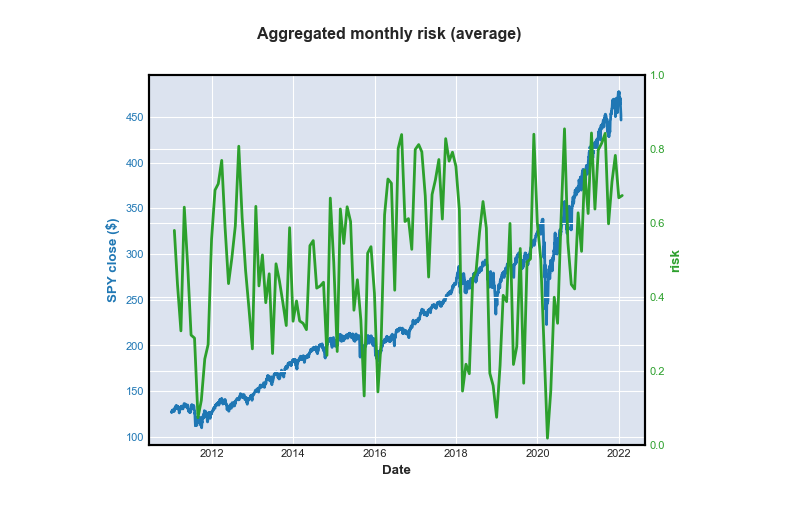
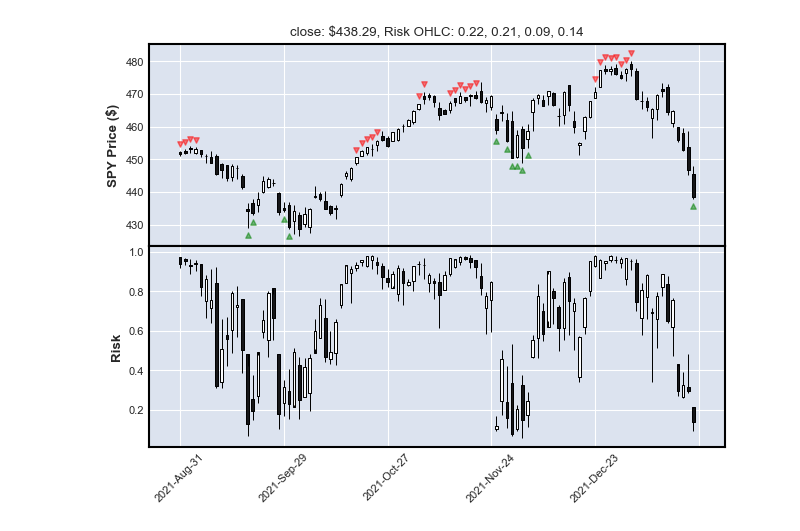
Before and after one commit to Mohammad-Rahmati/QRM_barometer, a Jupyter notebook: Main.ipynb, the cells around one changed output. Cells and saved outputs as stored; diff of their text form; code cells hidden in the pictures.

```diff
--- a/Main.ipynb
+++ b/Main.ipynb
@@ -63,24 +64,23 @@ mpf.plot(
-# %%
-data['Date'] = data.index
-df = data.groupby(pd.Grouper(key='Date', freq='1m'))['spy_c', 'barometer'].mean()
-# %%
-fig, ax1 = plt.subplots()
-
-color = 'tab:blue'
-ax1.set_xlabel('Date')
-ax1.set_ylabel('SPY close ($)', color = color)
-ax1.plot(data.spy_c, color = color)
-ax1.tick_params(axis ='y', labelcolor = color)
-
-ax2 = ax1.twinx()
-
-color = 'tab:green'
-ax2.set_ylabel('risk', color = color)
-ax2.plot(df.barometer, color = color)
-ax2.tick_params(axis ='y', labelcolor = color)
-plt.grid(True)
-plt.ylim(0, 1)
-fig.suptitle('Aggregated monthly risk (average)', fontweight ="bold")
-plt.show()
-# %% [output]
-[figure, removed]
+# %%
+apds = [
+    mpf.make_addplot(df.iloc[-100:].rename(columns={"barometer_o": "Open", "barometer_l": "High", "barometer_h": "Low", "barometer_c": "Close"}),
+                        type='candle', color = 'red', alpha = 0.3, width = 1.0, panel = 1, ylabel = 'Risk'),
+    mpf.make_addplot(df_signal_up.iloc[-100:],type='scatter',markersize=15,color = 'green',alpha = 0.5, marker='^'),
+    mpf.make_addplot(df_signal_down.iloc[-100:],type='scatter',markersize=15,color = 'red',alpha = 0.5, marker='v'),
+]
+
+
+
+mpf.plot(
+            df.iloc[-100:].rename(columns={"spy_o": "Open", "spy_h": "High",
+                                "spy_l": "Low", "spy_c": "Close"}),
+            type='candle',
+            ylabel='SPY Price ($)',
+            addplot=apds,
+            panel_ratios=(1,1),
+            figscale=1,
+            style = mpf.make_mpf_style(base_mpf_style='default', rc={'font.size':8}),
+            axtitle='close: ${:.02f}, Risk OHLC: {:.02f}, {:.02f}, {:.02f}, {:.02f}'.format( df.iloc[-1].spy_c, df.barometer_o.iloc[-1], df.barometer_l.iloc[-1], df.barometer_h.iloc[-1], df.barometer_c.iloc[-1]),
+        )
+# %% [output]
+[figure, added]
```
Also changed, not shown: parts of 2 cells of this notebook, 1 other file.
